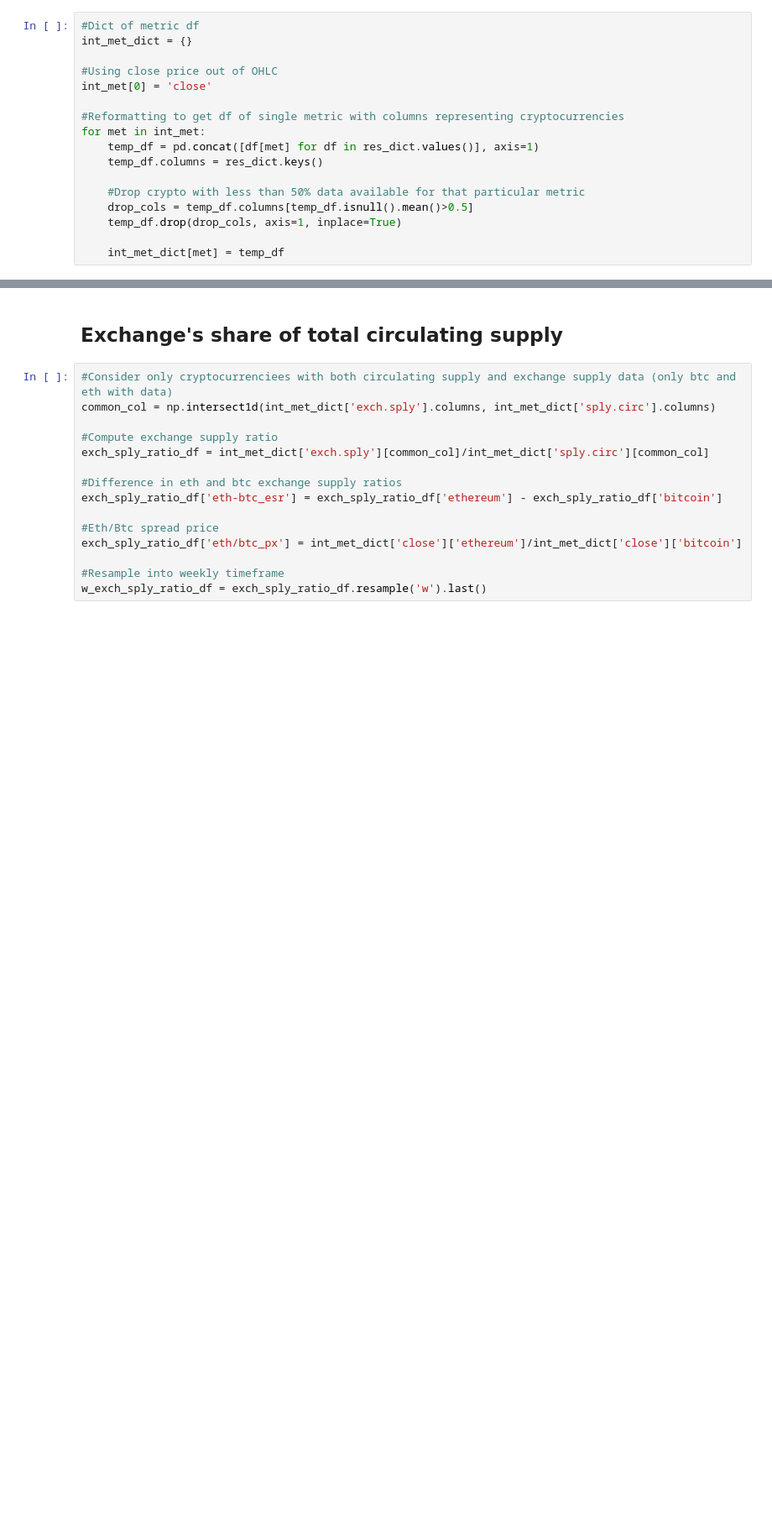
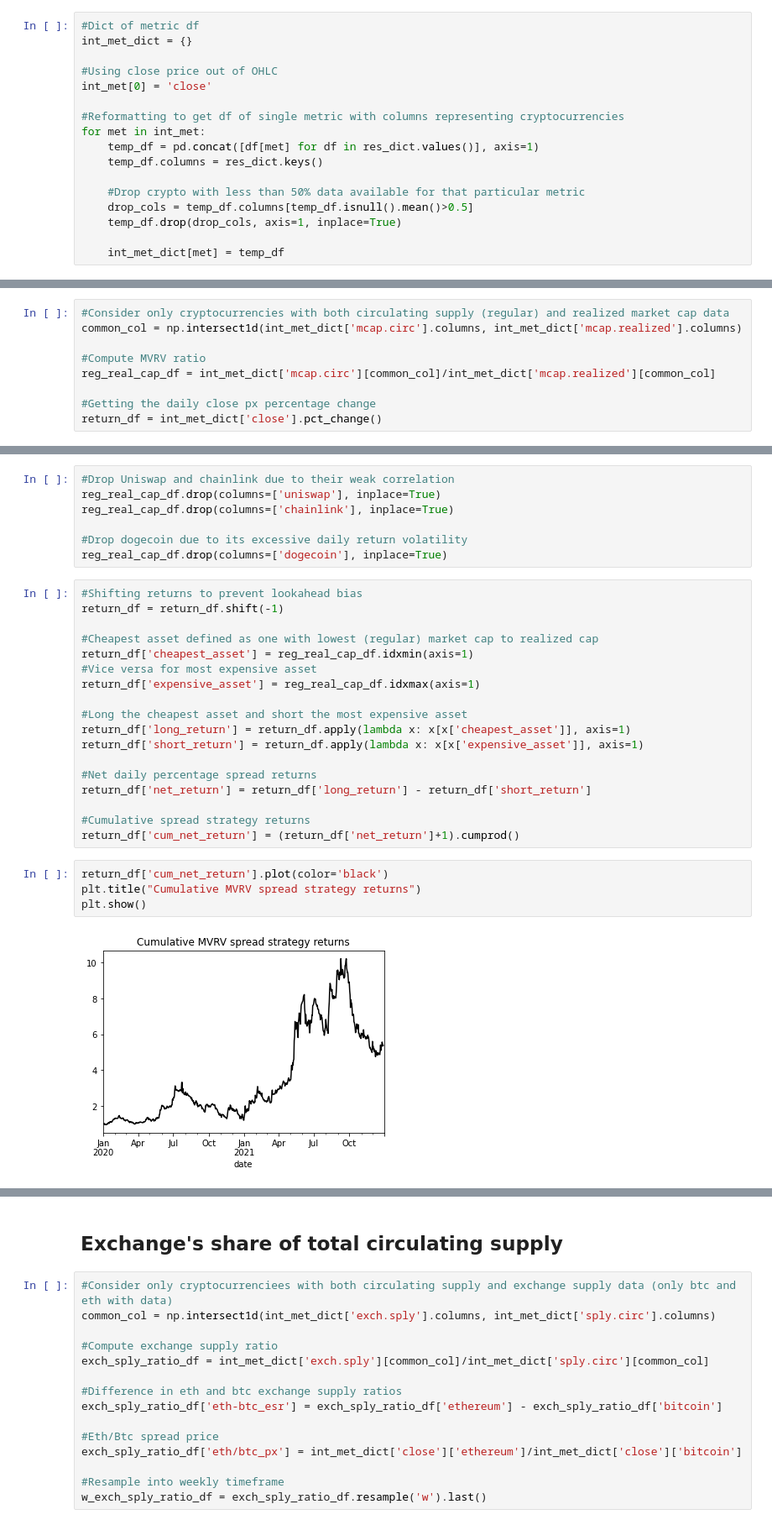
Before and after one commit to DyianLim/Crypto, a Jupyter notebook: Messari_data.ipynb, the cells around one changed output, grey strips where cells are left out. Shown at 84% size. Cells and saved outputs as stored; diff of their text form; blank space fills up the shorter version.

```diff
--- a/Messari_data.ipynb
+++ b/Messari_data.ipynb
@@ -248,0 +247,9 @@ for met in int_met:
+# %%
+#Consider only cryptocurrencies with both circulating supply (regular) and realized market cap data
+common_col = np.intersect1d(int_met_dict['mcap.circ'].columns, int_met_dict['mcap.realized'].columns)
+
+#Compute MVRV ratio
+reg_real_cap_df = int_met_dict['mcap.circ'][common_col]/int_met_dict['mcap.realized'][common_col]
+
+#Getting the daily close px percentage change
+return_df = int_met_dict['close'].pct_change()
@@ -248,0 +280,31 @@ for met in int_met:
+# %%
+#Drop Uniswap and chainlink due to their weak correlation
+reg_real_cap_df.drop(columns=['uniswap'], inplace=True)
+reg_real_cap_df.drop(columns=['chainlink'], inplace=True)
+
+#Drop dogecoin due to its excessive daily return volatility
+reg_real_cap_df.drop(columns=['dogecoin'], inplace=True)
+# %%
+#Shifting returns to prevent lookahead bias
+return_df = return_df.shift(-1)
+
+#Cheapest asset defined as one with lowest (regular) market cap to realized cap
+return_df['cheapest_asset'] = reg_real_cap_df.idxmin(axis=1)
+#Vice versa for most expensive asset
+return_df['expensive_asset'] = reg_real_cap_df.idxmax(axis=1)
+
+#Long the cheapest asset and short the most expensive asset
+return_df['long_return'] = return_df.apply(lambda x: x[x['cheapest_asset']], axis=1)
+return_df['short_return'] = return_df.apply(lambda x: x[x['expensive_asset']], axis=1)
+
+#Net daily percentage spread returns
+return_df['net_return'] = return_df['long_return'] - return_df['short_return']
+
+#Cumulative spread strategy returns
+return_df['cum_net_return'] = (return_df['net_return']+1).cumprod()
+# %%
+return_df['cum_net_return'].plot(color='black')
+plt.title("Cumulative MVRV spread strategy returns")
+plt.show()
+# %% [output]
+[figure, added]
```
Also changed, not shown: parts of 19 cells of this notebook.
